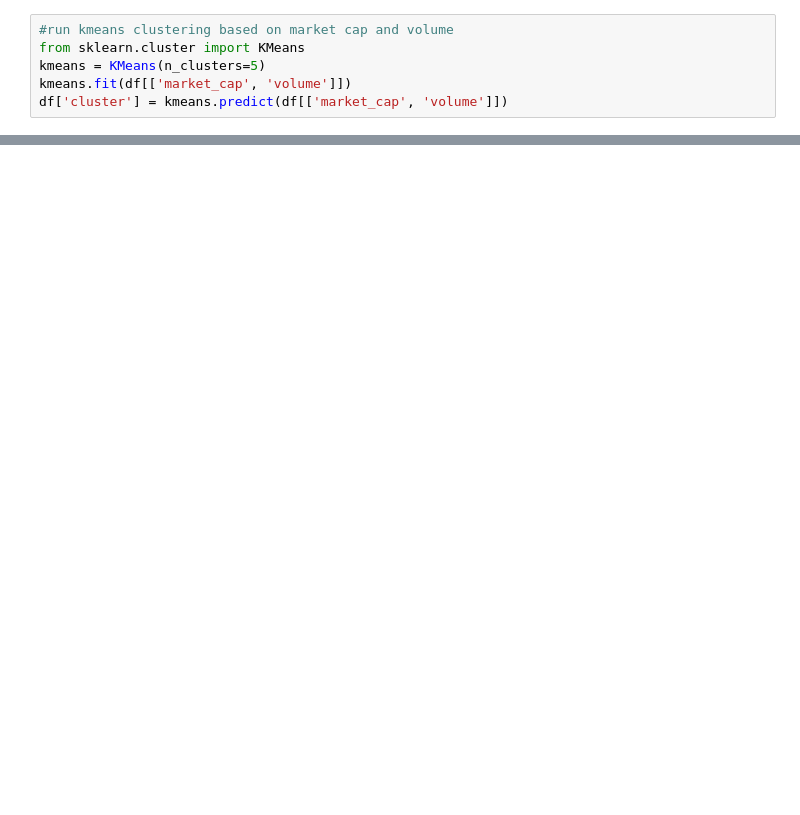
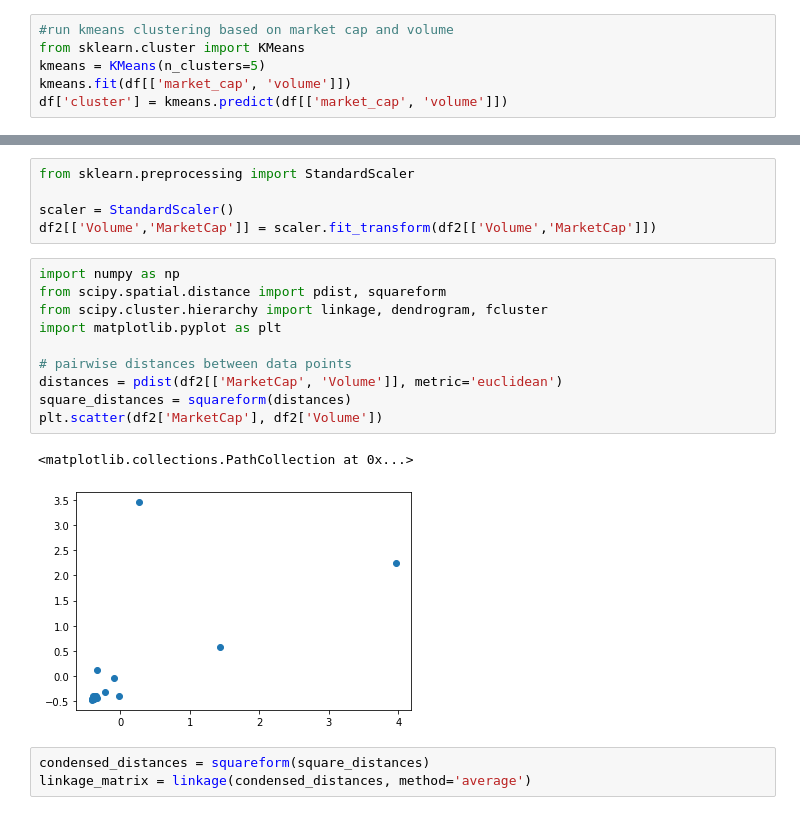
Before and after one commit to shadmehr-salehi/Crypto-Analysis, a Jupyter notebook: Part2/Project.ipynb, the cells around one changed output, grey strips where cells are left out. Saved outputs shown, nothing was run; the diff lists cells and outputs as text; blank space fills up the shorter version.

```diff
--- a/Part2/Project.ipynb
+++ b/Part2/Project.ipynb
@@ -95,0 +127,21 @@ plt.scatter(df[df['cluster'] == 3]['volume'], df[df['cluster'] == 3]['market_cap
+# %%
+from sklearn.preprocessing import StandardScaler
+
+scaler = StandardScaler()
+df2[['Volume','MarketCap']] = scaler.fit_transform(df2[['Volume','MarketCap']])
+# %%
+import numpy as np
+from scipy.spatial.distance import pdist, squareform
+from scipy.cluster.hierarchy import linkage, dendrogram, fcluster
+import matplotlib.pyplot as plt
+
+# pairwise distances between data points
+distances = pdist(df2[['MarketCap', 'Volume']], metric='euclidean')
+square_distances = squareform(distances)
+plt.scatter(df2['MarketCap'], df2['Volume'])
+# %% [output]
+<matplotlib.collections.PathCollection at 0x...>
+[figure, added]
+# %%
+condensed_distances = squareform(square_distances)
+linkage_matrix = linkage(condensed_distances, method='average')
```
Also changed, not shown: parts of 32 cells of this notebook.
